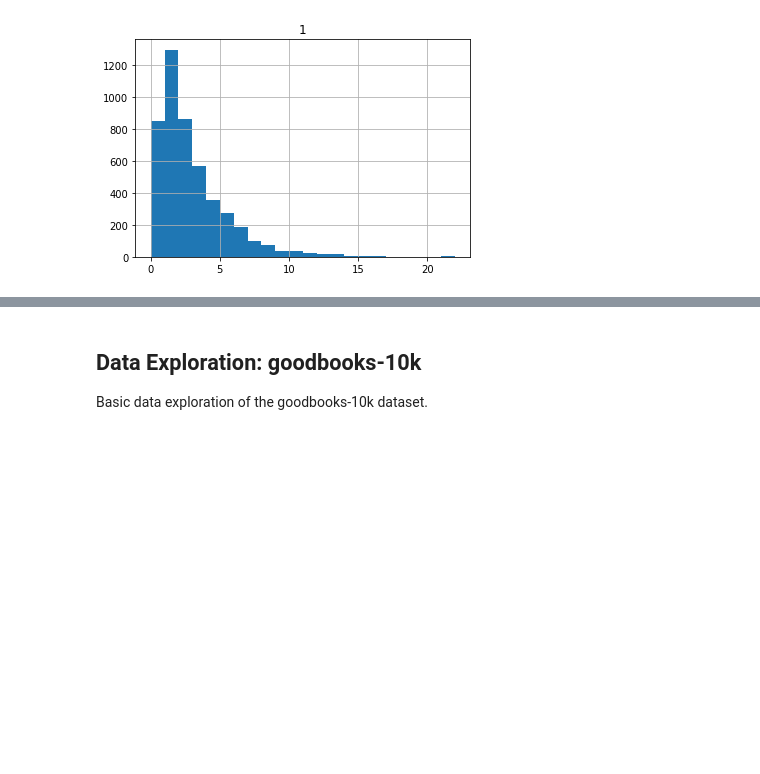
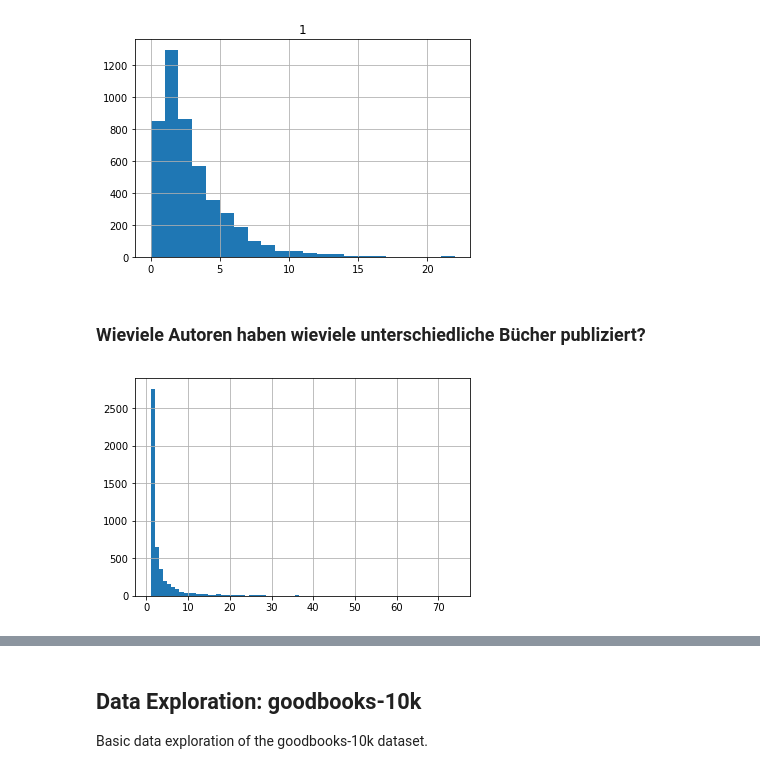
Before and after one commit to Jubke/AATM, a Jupyter notebook: Identifikation von Texten mit geteilter Autorenschaft.ipynb, the cells around one changed output, grey strips where cells are left out. Drawn from its saved outputs; the diff is of its cells as text; code cells hidden in the pictures; blank space fills up the shorter version.

Commit message:
Added title per author

```diff
--- a/Identifikation von Texten mit geteilter Autorenschaft.ipynb
+++ b/Identifikation von Texten mit geteilter Autorenschaft.ipynb
@@ -148 +150,8 @@ array([[<matplotlib.axes._subplots.AxesSubplot object at 0x...>]], dtype=object)
 [figure]
+# %% [markdown]
+### Wieviele Autoren haben wieviele unterschiedliche Bücher publiziert?
+# %%
+num_titles_per_author=authors.title.nunique()
+plt=num_titles_per_author.hist(bins=num_titles_per_author.max())
+# %% [output]
+[figure, added]
```
Also changed, not shown: parts of 9 cells of this notebook.
